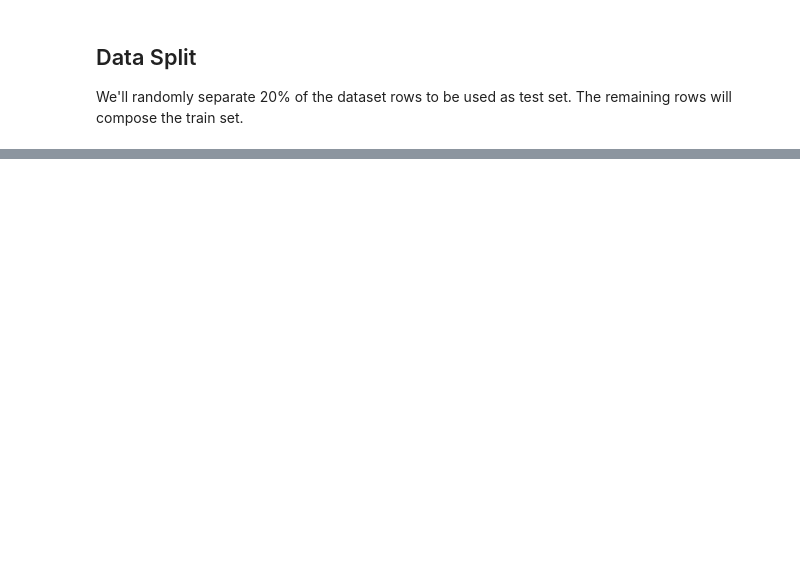
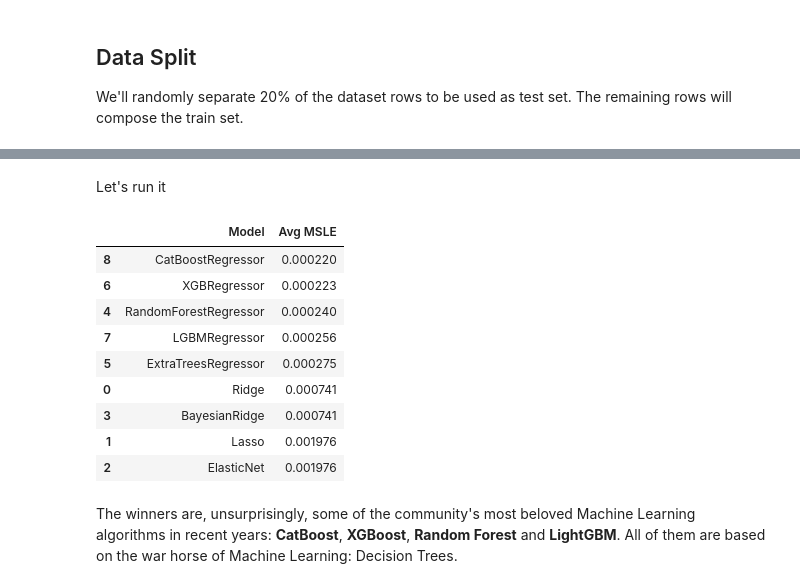
Before and after one commit to TheCamilovisk/HousePricePredictionApp, a Jupyter notebook: notebooks/04-model-selection.ipynb, the cells around one changed output, grey strips where cells are left out. Saved outputs shown, nothing was run; the diff lists cells and outputs as text; code cells hidden in the pictures; blank space fills up the shorter version.

Commit message:
Add Model Definitions section.

```diff
--- a/notebooks/04-model-selection.ipynb
+++ b/notebooks/04-model-selection.ipynb
@@ -154,7 +161,7 @@ We'll follow a straighforward approach.
 We'll randomly separate 20% of the dataset rows to be used as test set. The remaining rows will compose the train set.
 # %%
 X_train, X_test, y_train, y_test = train_test_split(
-    features, target, test_size=0.2, shuffle=True, random_state=random_state
+    transformed_features, transformed_target, test_size=0.2, shuffle=True, random_state=random_state
 )
 
 print([set.shape for set in [X_train, y_train, X_test, y_test]])
@@ -162,0 +185,47 @@ print([set.shape for set in [X_train, y_train, X_test, y_test]])
+# %%
+def evaluate_models(X: pd.DataFrame, y: pd.Series) -> pd.DataFrame:
+    test_models = tuple(
+        (model.__class__.__name__, model)
+        for model in (
+            Ridge(),
+            Lasso(),
+            ElasticNet(),
+            BayesianRidge(),
+            RandomForestRegressor(),
+            ExtraTreesRegressor(),
+            XGBRegressor(),
+            LGBMRegressor(),
+            CatBoostRegressor(allow_writing_files=False, silent=True),
+        )
+    )
+
+    results = []
+    for model_name, model in test_models:
+        scorer = make_scorer(mean_squared_log_error)
+
+        scorer = cross_val_score(model, X, y, cv=5, scoring=scorer)
+        avg_msle = scorer.mean()
+
+        results.append({"Model": model_name, "Avg MSLE": avg_msle})
+
+    results_df = pd.DataFrame(results).sort_values(by="Avg MSLE")
+
+    return results_df
+# %% [markdown]
+Let's run it
+# %%
+results = evaluate_models(X_train, y_train)
+results
+# %% [output]
+|  | Model | Avg MSLE |
+| 8 | CatBoostRegressor | 0.000220 |
+| 6 | XGBRegressor | 0.000223 |
+| 4 | RandomForestRegressor | 0.000240 |
+| 7 | LGBMRegressor | 0.000256 |
+| 5 | ExtraTreesRegressor | 0.000275 |
+| 0 | Ridge | 0.000741 |
+| 3 | BayesianRidge | 0.000741 |
+| 1 | Lasso | 0.001976 |
+| 2 | ElasticNet | 0.001976 |
+# %% [markdown]
+The winners are, unsurprisingly, some of the community's most beloved Machine Learning algorithms in recent years: **CatBoost**, **XGBoost**, **Random Forest** and **LightGBM**. All of them are based on the war horse of Machine Learning: Decision Trees.
```
Also changed, not shown: parts of 4 cells of this notebook.
